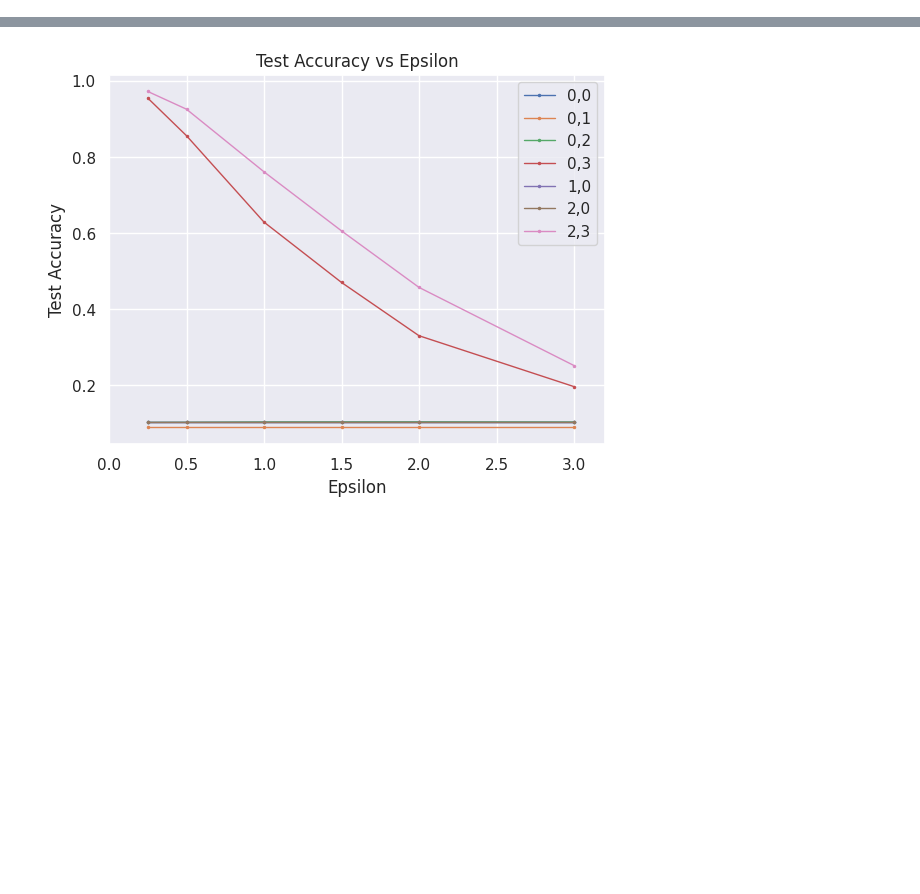
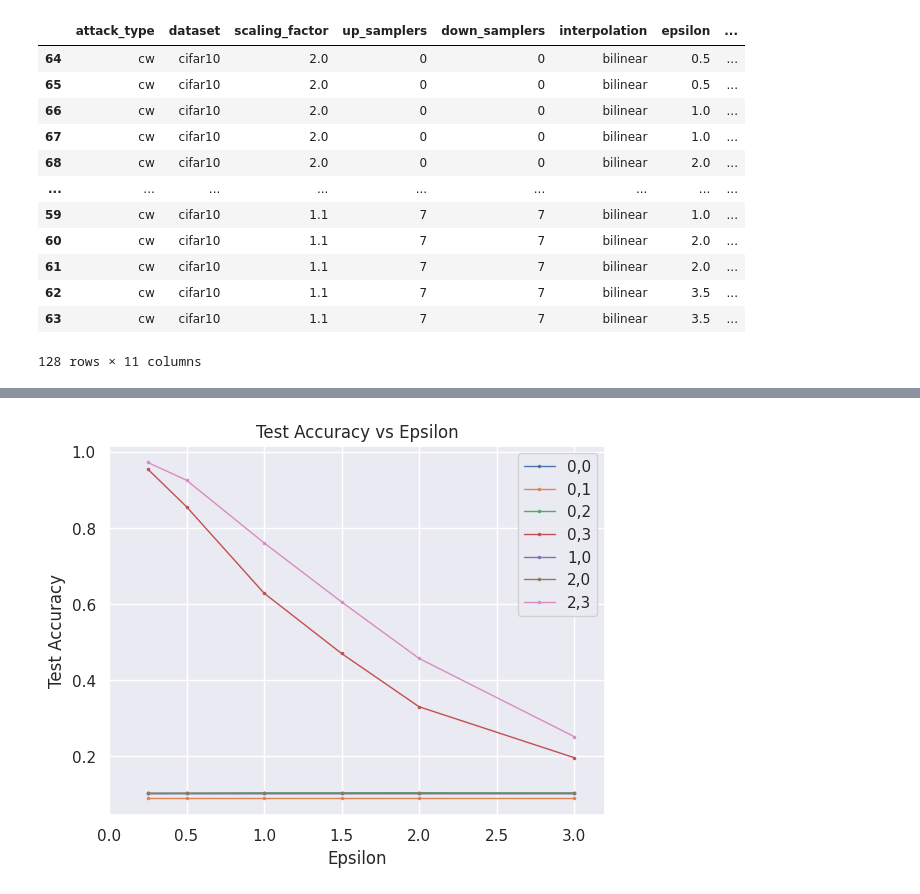
Before and after one commit to JasonTang99/gaussian-pyramid-defense, a Jupyter notebook: plot_exp.ipynb, the cells around one changed output, grey strips where cells are left out. Saved outputs shown, nothing was run; the diff lists cells and outputs as text; code cells hidden in the pictures; blank space fills up the shorter version.

```diff
--- a/plot_exp.ipynb
+++ b/plot_exp.ipynb
@@ -92,0 +141,42 @@ df.loc[1637:1643]
+# %%
+# cw filters
+norms = [2.0]
+epsilons = [0.5, 1.0, 2.0, 3.5]
+interpolations = ["bilinear"]
+scalings = [2.0, 1.1]
+scaling_2_up_down = [
+    *[(i, i) for i in [0, 3]]
+]
+scaling_11_up_down = [
+    *[(i, i) for i in [5, 7]],
+]
+
+# apply filters
+cw_filt = cw_df[cw_df['norm'].isin(norms)]
+cw_filt = cw_filt[cw_filt['epsilon'].isin(epsilons)]
+cw_filt = cw_filt[cw_filt['interpolation'].isin(interpolations)]
+cw_filt = cw_filt[cw_filt['scaling_factor'].isin(scalings)]
+tmp_2 = cw_filt[cw_filt['scaling_factor'] == 2.0]
+tmp_11 = cw_filt[cw_filt['scaling_factor'] == 1.1]
+cw_filt = pd.concat([
+    tmp_2[tmp_2['up_samplers'].isin([x[0] for x in scaling_2_up_down]) & \
+    tmp_2['down_samplers'].isin([x[1] for x in scaling_2_up_down])],
+    tmp_11[tmp_11['up_samplers'].isin([x[0] for x in scaling_11_up_down]) & \
+    tmp_11['down_samplers'].isin([x[1] for x in scaling_11_up_down])]
+])
+
+cw_filt
+# %% [output]
+|  | attack_type | dataset | scaling_factor | up_samplers | down_samplers | interpolation | epsilon | ... |
+| 64 | cw | cifar10 | 2.0 | 0 | 0 | bilinear | 0.5 | ... |
+| 65 | cw | cifar10 | 2.0 | 0 | 0 | bilinear | 0.5 | ... |
+| 66 | cw | cifar10 | 2.0 | 0 | 0 | bilinear | 1.0 | ... |
+| 67 | cw | cifar10 | 2.0 | 0 | 0 | bilinear | 1.0 | ... |
+| 68 | cw | cifar10 | 2.0 | 0 | 0 | bilinear | 2.0 | ... |
+| ... | ... | ... | ... | ... | ... | ... | ... | ... |
+| 59 | cw | cifar10 | 1.1 | 7 | 7 | bilinear | 1.0 | ... |
+| 60 | cw | cifar10 | 1.1 | 7 | 7 | bilinear | 2.0 | ... |
+| 61 | cw | cifar10 | 1.1 | 7 | 7 | bilinear | 2.0 | ... |
+| 62 | cw | cifar10 | 1.1 | 7 | 7 | bilinear | 3.5 | ... |
+| 63 | cw | cifar10 | 1.1 | 7 | 7 | bilinear | 3.5 | ... |
+128 rows × 11 columns
```
Also changed, not shown: parts of 32 cells of this notebook, 2 other files.
